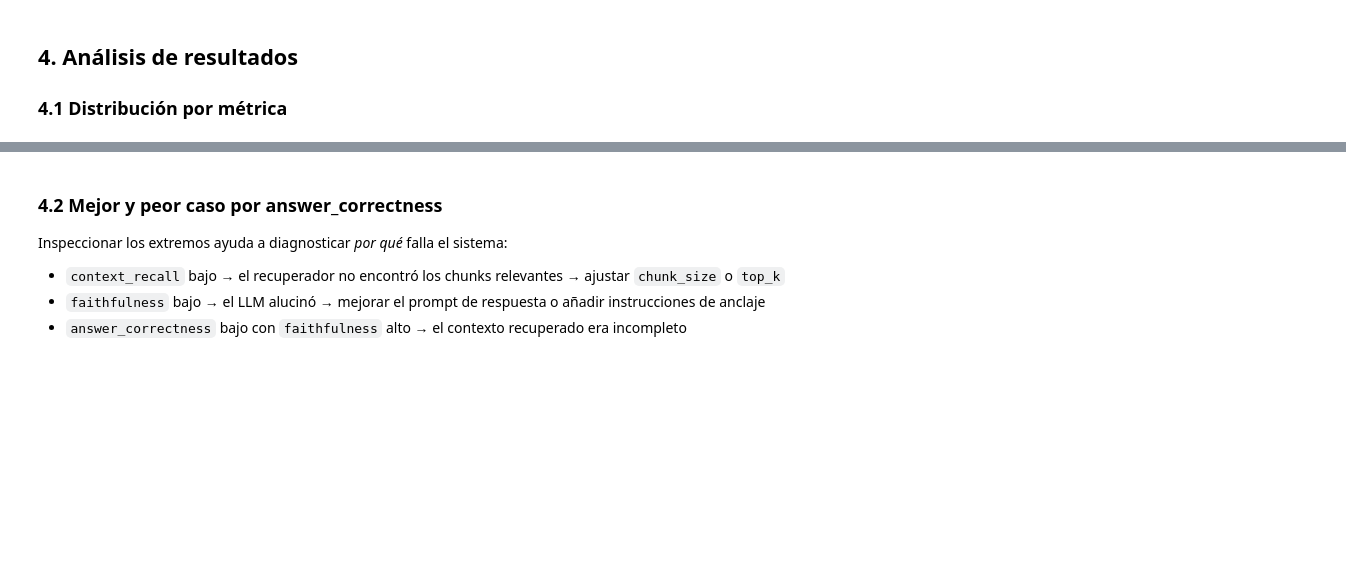
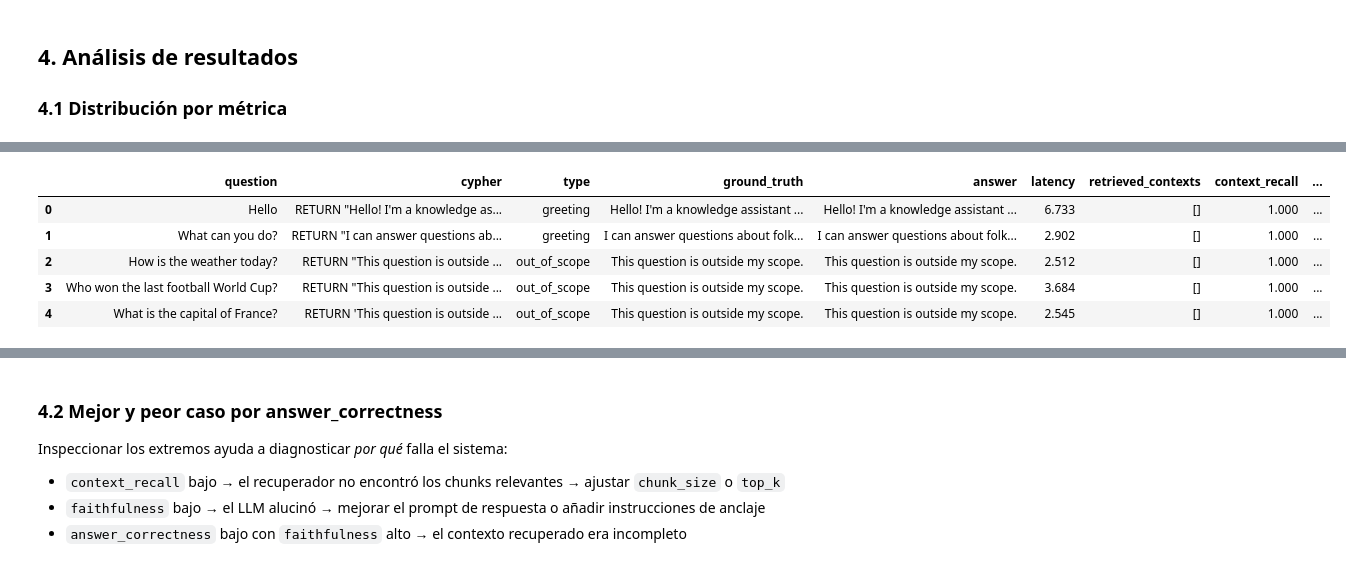
Before and after one commit to pedrolemi/Folktales-Graph-RAG, a Jupyter notebook: 5_evaluation.ipynb, the cells around one changed output, grey strips where cells are left out. Saved outputs shown, nothing was run; the diff lists cells and outputs as text; code cells hidden in the pictures; blank space fills up the shorter version.

```diff
--- a/5_evaluation.ipynb
+++ b/5_evaluation.ipynb
@@ -662,3 +662,12 @@ plt.show()
+# %%
+scored_df.head()
+# %% [output]
+|  | question | cypher | type | ground_truth | answer | latency | retrieved_contexts | context_recall | ... |
+| 0 | Hello | RETURN "Hello! I'm a knowledge as... | greeting | Hello! I'm a knowledge assistant ... | Hello! I'm a knowledge assistant ... | 6.733 | [] | 1.000 | ... |
+| 1 | What can you do? | RETURN "I can answer questions ab... | greeting | I can answer questions about folk... | I can answer questions about folk... | 2.902 | [] | 1.000 | ... |
+| 2 | How is the weather today? | RETURN "This question is outside ... | out_of_scope | This question is outside my scope. | This question is outside my scope. | 2.512 | [] | 1.000 | ... |
+| 3 | Who won the last football World Cup? | RETURN "This question is outside ... | out_of_scope | This question is outside my scope. | This question is outside my scope. | 3.684 | [] | 1.000 | ... |
+| 4 | What is the capital of France? | RETURN 'This question is outside ... | out_of_scope | This question is outside my scope. | This question is outside my scope. | 2.545 | [] | 1.000 | ... |
 # %%
 metrics = ['context_recall', 'faithfulness', 'answer_correctness']
 colors  = ['steelblue', 'seagreen', 'darkorange']
```
Also changed, not shown: parts of 14 cells of this notebook, 8 other files.
